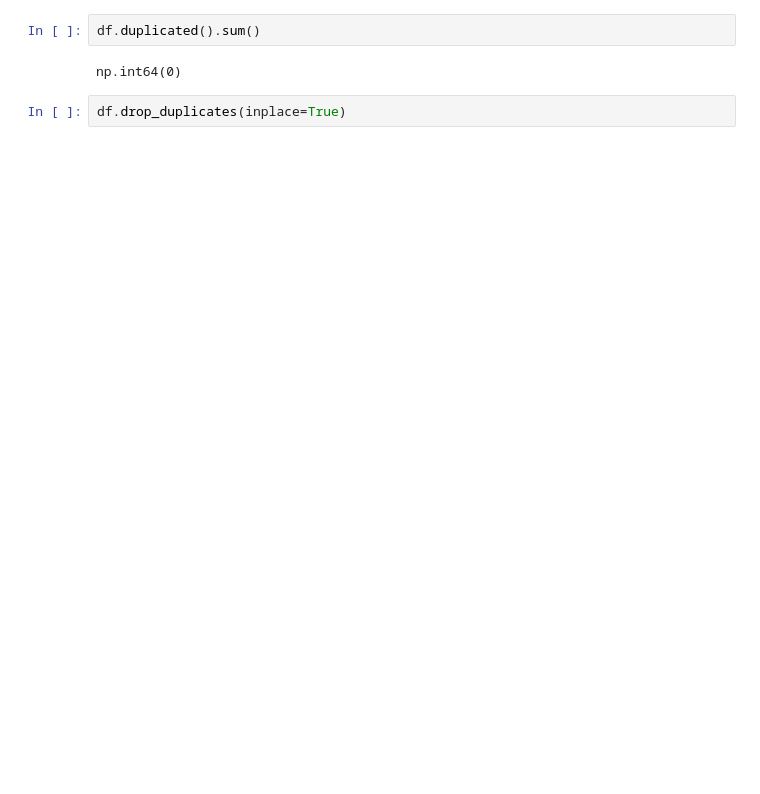
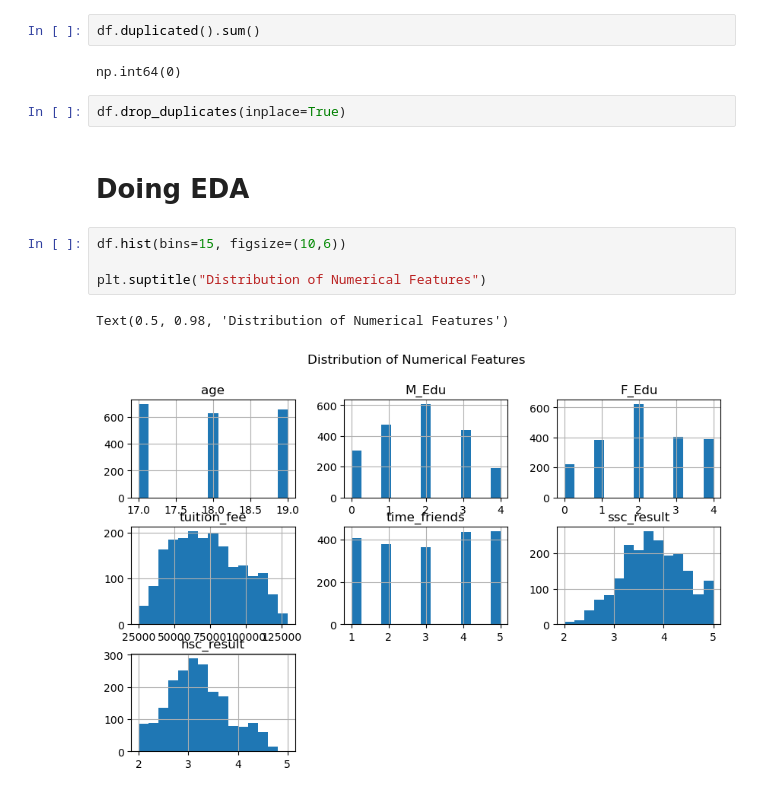
Before and after one commit to msanimfarhan/EndToEnd-MachineLearning, a Jupyter notebook: Ml-Pipeline.ipynb, the cells around one changed output. Saved outputs shown, nothing was run; the diff lists cells and outputs as text; blank space fills up the shorter version.

```diff
--- a/Ml-Pipeline.ipynb
+++ b/Ml-Pipeline.ipynb
@@ -87,3 +87,12 @@ df.duplicated().sum()
 np.int64(0)
 # %%
 df.drop_duplicates(inplace=True)
+# %% [markdown]
+# Doing EDA
+# %%
+df.hist(bins=15, figsize=(10,6))
+
+plt.suptitle("Distribution of Numerical Features")
+# %% [output]
+Text(0.5, 0.98, 'Distribution of Numerical Features')
+[figure, added]
```
Also changed, not shown: parts of 13 cells of this notebook.
